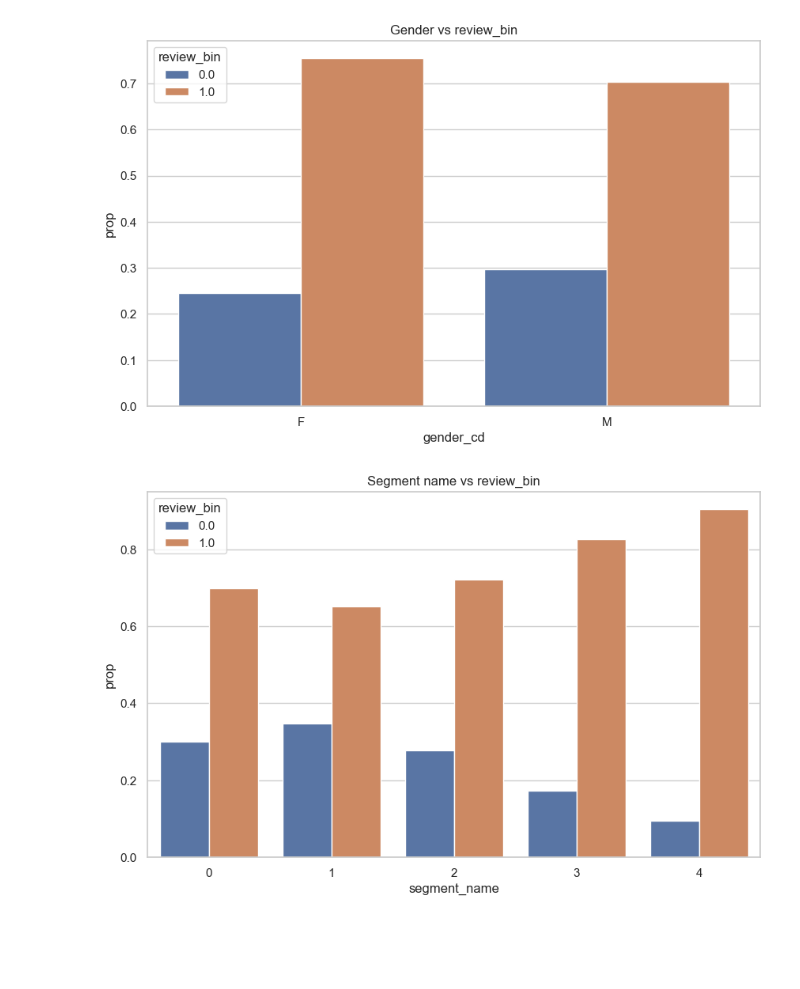
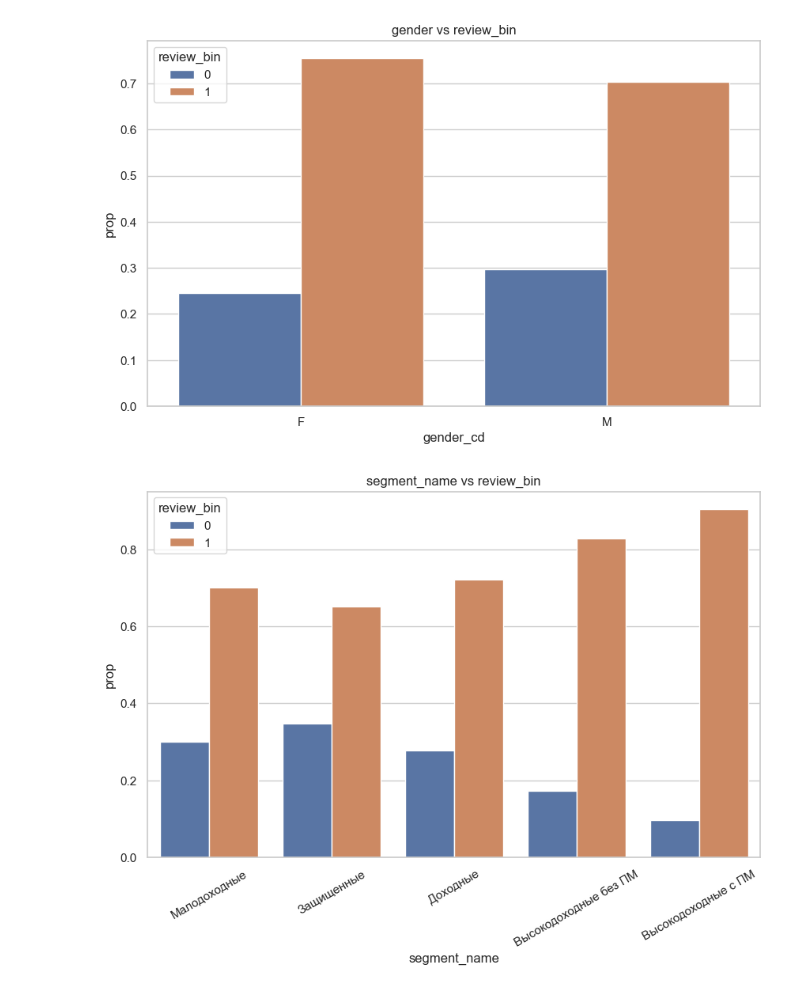
Before and after one commit to patroitskiy-coder/T-bank_clients_dataset, a Jupyter notebook: EDA.ipynb, the cells around one changed output. Saved outputs shown, nothing was run; the diff lists cells and outputs as text; code cells hidden in the pictures; blank space fills up the shorter version.

```diff
--- a/EDA.ipynb
+++ b/EDA.ipynb
@@ -255,13 +253,12 @@ Setting a gradient palette using color= is deprecated and will be removed in v0.
 # %%
-# анализ персональных признаков
+df = data.copy()
 
-data2 = data.copy()
+# распределение review_bin по полу
 
-# распределение review_bin по gender_cd
 fig, ax = plt.subplots(figsize=(10, 6))
 
 df_plot_gen = (
-    data.groupby('gender_cd')['review_bin']
+    df.groupby('gender_cd')['review_bin']
     .value_counts(normalize=True)
     .reset_index(name='prop')
 )
@@ -274,33 +271,33 @@ sns.barplot(
     ax=ax
 )
 
-plt.title('Gender vs review_bin')
+plt.title('gender vs review_bin')
 plt.show()
 
+# сегментные признаки
 
-# кодирование категориальных признаков рангами
-data['segment_name'] = data['segment_name'].replace({
-    'Малодоходные': '0',
-    'Защищенные': '1',
-    'Доходные': '2',
-    'Высокодоходные без ПМ': '3',
-    'Высокодоходные с ПМ': '4'
-})
+segment_order = [
+    'Малодоходные',
+    'Защищенные',
+    'Доходные',
+    'Высокодоходные без ПМ',
+    'Высокодоходные с ПМ'
+]
 
-data['age_segment'] = data['age_segment'].replace({
-    'Дети': '0',
-    'Подростки': '1',
-    'Молодежь': '2',
-    'Взрослые': '3',
-    'Сеньоры': '4'
-})
+age_order = [
+    'Дети',
+    'Подростки',
+    'Молодежь',
+    'Взрослые',
+    'Сеньоры'
+]
 
+# segment_name
 
-# распределение review_bin по segment_name
 fig, ax = plt.subplots(figsize=(10, 6))
 
 df_plot_seg = (
-    data.groupby('segment_name')['review_bin']
+    df.groupby('segment_name')['review_bin']
     .value_counts(normalize=True)
     .reset_index(name='prop')
 )
@@ -310,53 +307,56 @@ sns.barplot(
     x='segment_name',
     y='prop',
     hue='review_bin',
+    order=segment_order,
     ax=ax
 )
 
-plt.title('Segment name vs review_bin')
+plt.title('segment_name vs review_bin')
+plt.xticks(rotation=30)
 plt.show()
 
 
-# распределение review_bin по influencer_flg
 fig, ax = plt.subplots(figsize=(10, 6))
 
 df_plot_inf = (
-    data.groupby('influencer_flg')['review_bin']
+    df.groupby('influencer_flg')['review_bin']
     .value_counts(normalize=True)
     .reset_index(name='prop')
 )
 
 sns.barplot(
     data=df_plot_inf,
     x='influencer_flg',
     y='prop',
     hue='review_bin',
     ax=ax
 )
 
-plt.title('Influencer flag vs review_bin')
+plt.title('influencer_flg vs review_bin')
 plt.show()
 
+# age_segment
 
-# распределение review_bin по age_segment
 fig, ax = plt.subplots(figsize=(10, 6))
 
 df_plot_age = (
-    data.groupby('age_segment')['review_bin']
+    df.groupby('age_segment')['review_bin']
     .value_counts(normalize=True)
     .reset_index(name='prop')
 )
 
 sns.barplot(
     data=df_plot_age,
     x='age_segment',
     y='prop',
     hue='review_bin',
+    order=age_order,
     ax=ax
 )
 
-plt.title('Age segment vs review_bin')
+plt.title('age_segment vs review_bin')
+plt.xticks(rotation=30)
 plt.show()
 # %% [output]
-[figure, old version]
+[figure, new version]
-[figure, old version]
+[figure, new version]
```
Also changed, not shown: parts of 6 cells of this notebook, 4 other files.
